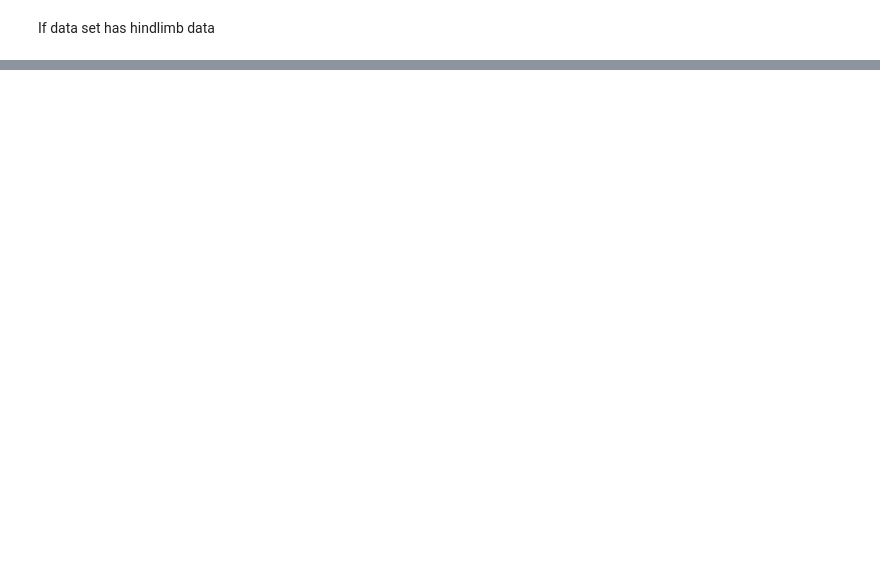
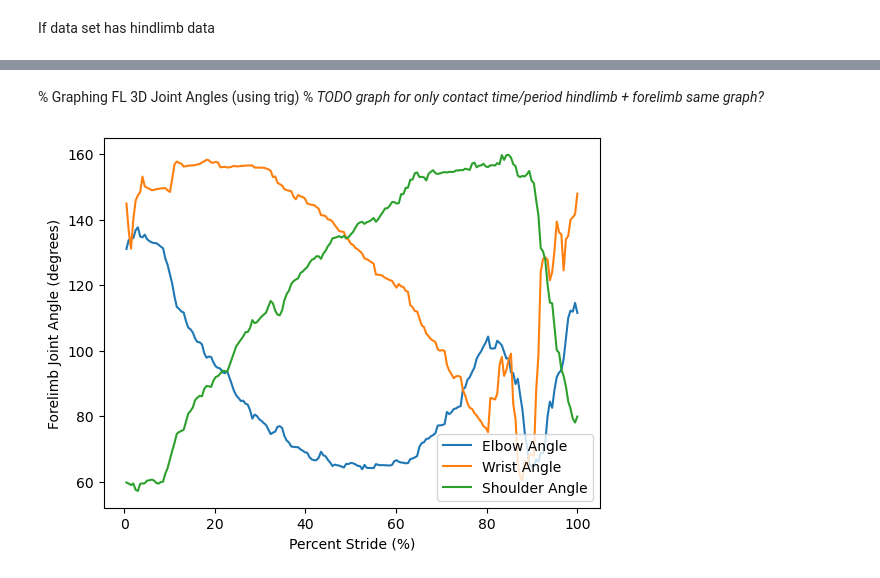
Before and after one commit to jfabiandub/walking_frog_force, a Jupyter notebook: walking_frog_force_script.ipynb, the cells around one changed output, grey strips where cells are left out. Cells and saved outputs as stored; diff of their text form; code cells hidden in the pictures; blank space fills up the shorter version.

```diff
--- a/walking_frog_force_script.ipynb
+++ b/walking_frog_force_script.ipynb
@@ -558,0 +986,3 @@ endf_s2 = 0
+# %%
+d_ep = np.sqrt((pt10_X_s1 - pt2_X_s1)**2 + (pt10_Y_s1 - pt2_Y_s1)**2 + (pt10_Z_s1 - pt2_Z_s1)**2)
+print(d_ep)
@@ -558,0 +1004,3 @@ endf_s2 = 0
+# %%
+d_hs = np.sqrt((pt7_X_s1 - pt4_X_s1)**2 + (pt7_Y_s1 - pt4_Y_s1)**2 + (pt7_Z_s1 - pt4_Z_s1)**2)
+print(d_hs)
@@ -558,0 +1022,3 @@ endf_s2 = 0
+# %%
+d_he = np.sqrt((pt7_X_s1 - pt2_X_s1)**2 + (pt7_Y_s1 - pt2_Y_s1)**2 + (pt7_Z_s1 - pt2_Z_s1)**2)
+print(d_he)
@@ -558,0 +1051,13 @@ endf_s2 = 0
+# %%
+#bc arccos is in rad, we gottta change it to deggres
+shoulder_adj = np.degrees(np.arccos((d_se** 2+ d_hs **2- d_he**2)/(2* d_se *d_hs)))
+#print(shoulder_adj)
+
+shoulder = 180 - shoulder_adj
+#print(shoulder)
+
+elbow = np.degrees(np.arccos((d_se** 2+ d_ew **2- d_sw**2)/(2* d_se *d_ew)))
+#print(elbow)
+
+wrist = np.degrees(np.arccos((d_ew** 2+ d_wp **2- d_ep**2)/(2* d_ew *d_wp)))
+print(wrist)
@@ -558,0 +1077,15 @@ endf_s2 = 0
+# %% [markdown]
+% Graphing FL 3D Joint Angles (using trig)
+% *TODO graph for only contact time/period hindlimb + forelimb same graph?*
+# %%
+plt.figure(1)
+
+plt.plot(p_stride1, elbow, label='Elbow Angle')
+plt.plot(p_stride1, wrist, label='Wrist Angle')
+plt.plot(p_stride1, shoulder, label='Shoulder Angle')
+plt.xlabel('Percent Stride (%)')
+plt.ylabel('Forelimb Joint Angle (degrees)')
+plt.legend()
+plt.show()
+# %% [output]
+[figure, added]
```
Also changed, not shown: parts of 78 cells of this notebook.
